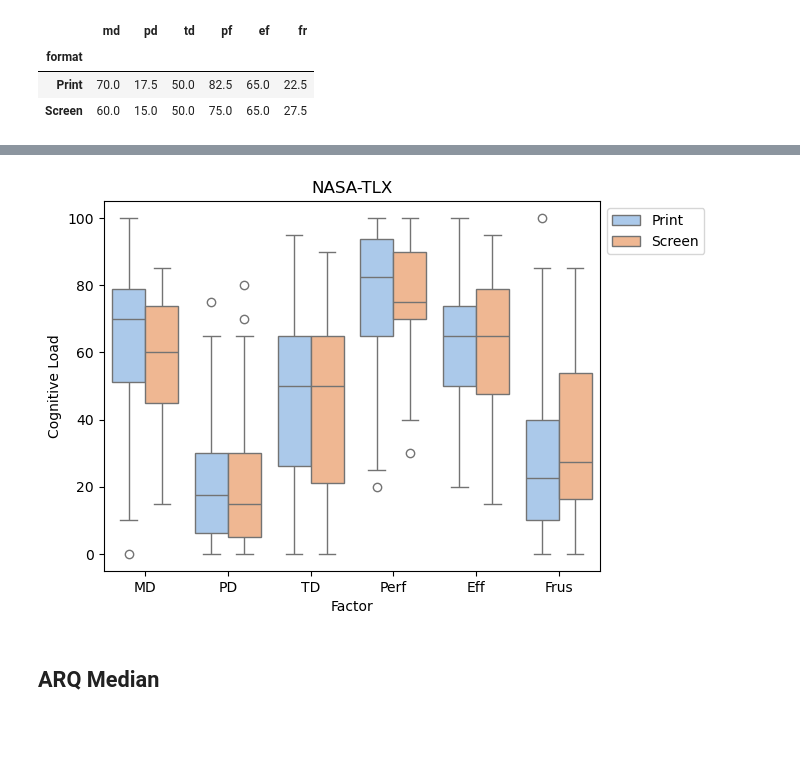
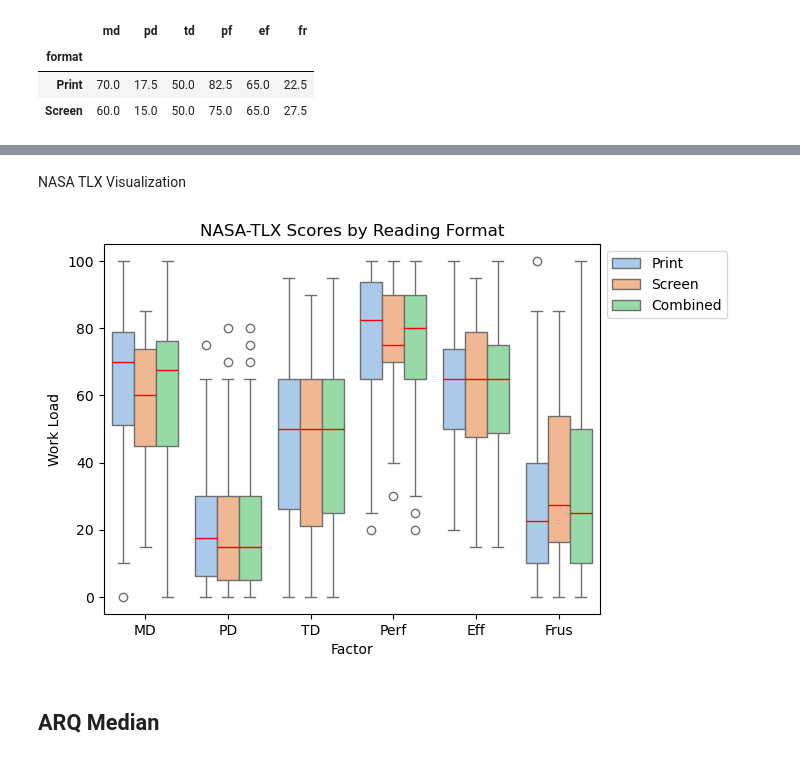
Before and after one commit to KyleCarlo/ScreenVSPrint, a Jupyter notebook: Notebook.ipynb, the cells around one changed output, grey strips where cells are left out. Drawn from its saved outputs; the diff is of its cells as text; code cells hidden in the pictures; blank space fills up the shorter version.

```diff
--- a/Notebook.ipynb
+++ b/Notebook.ipynb
@@ -150,32 +176,43 @@ nasa_tlx.groupby('format').median()
+# %% [markdown]
+NASA TLX Visualization
 # %%
+nasa_tlx_long_2 = nasa_tlx_long.copy()
+nasa_tlx_long_2['format'] = 'Combined'
+nasa_tlx_long_combined = pd.concat([nasa_tlx_long, nasa_tlx_long_2])
 nasa_tlx_long = df.melt(id_vars=['format'], value_vars=['md', 'pd', 'td', 'pf', 'ef', 'fr'],
                   var_name='factor', value_name='load')
 
-sns.boxplot(x='factor', y='load', hue='format', data=nasa_tlx_long, palette='pastel')
+sns.boxplot(x='factor', y='load', hue='format', data=nasa_tlx_long_combined, palette='pastel', medianprops={'color': 'red'})
 
 # PLOTS INDIVIDUAL POINTS
 # sns.stripplot(
 #     x='factor',
 #     y='load',
 #     hue='format',
 #     data=nasa_tlx_long,
 #     dodge=True,
 #     alpha=0.4,
 #     palette='dark:black'  # replaces color='black'
 # )
 
 plt.legend(bbox_to_anchor=(1.00, 1), loc='upper left')
 
-plt.title('NASA-TLX')
-plt.ylabel('Cognitive Load')
+plt.title('NASA-TLX Scores by Reading Format')
+plt.ylabel('Work Load')
 plt.xlabel('Factor')
 plt.xticks(
     ticks=range(6),          # positions of the ticks
     labels=['MD', 'PD', 'TD', 'Perf', 'Eff', 'Frus']
 )
+plt.savefig(
+    'NASA-TLX Scores by Reading Format.png',
+    dpi=300,
+    bbox_inches='tight',
+    pad_inches=0.3
+)
 plt.show()
 # %% [output]
-[figure, old version]
+[figure, new version]
 # %% [markdown]
 ## ARQ Median
 # %%
```
Also changed, not shown: parts of 28 cells of this notebook.
